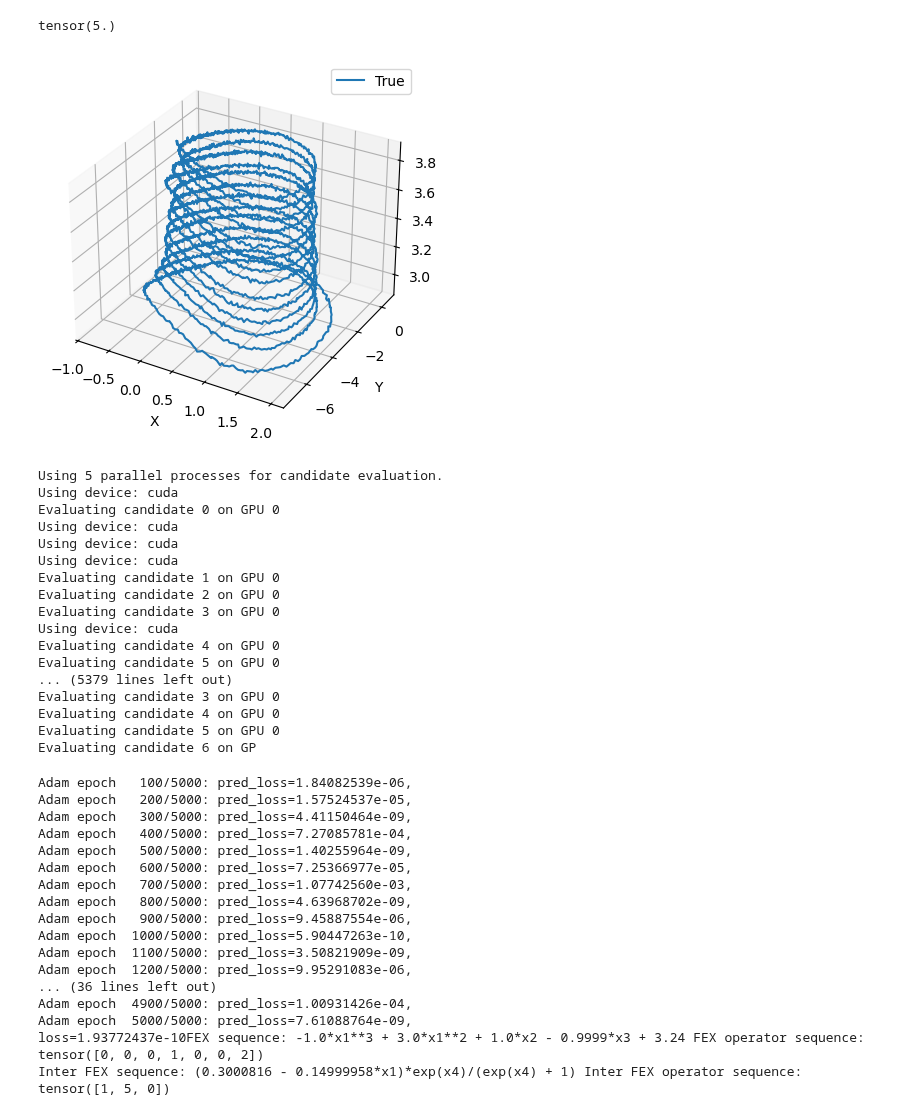
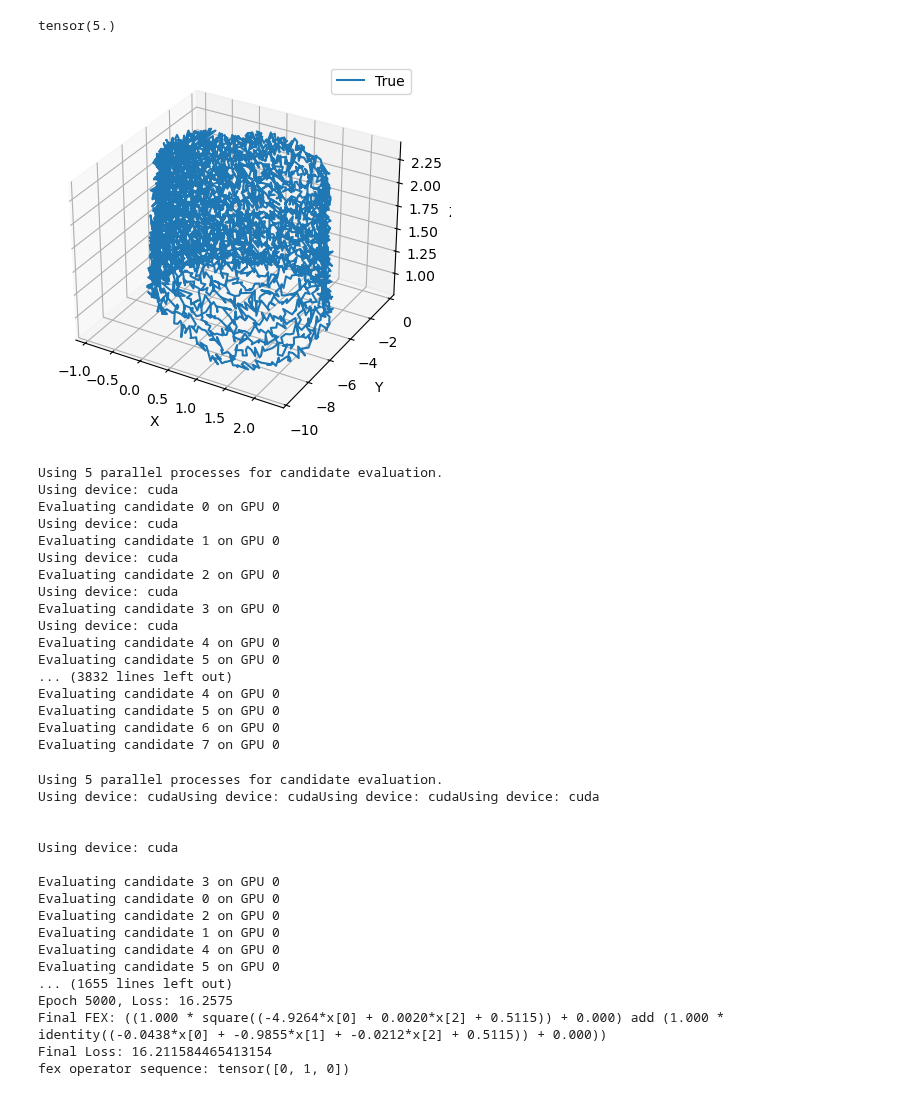
Before and after one commit to hudsongshields/GraphFEX, a Jupyter notebook: HR/fex_recovery.ipynb, the cells around one changed output. Drawn from its saved outputs; the diff is of its cells as text; code cells hidden in the pictures.

```diff
--- a/HR/fex_recovery.ipynb
+++ b/HR/fex_recovery.ipynb
@@ -25,36 +25,36 @@ tensor(5.)
 # %%
 import matplotlib.pyplot as plt
 from data.generate_data import make_timeseries
-timeseries, t_derivs = make_timeseries(num_samples=5000, adjacency=adj_matrix, snr=45)
+timeseries, t_derivs = make_timeseries(num_samples=5000, adjacency=adj_matrix, snr=30)
 fig = plt.figure()
 ax = fig.add_subplot(111, projection='3d')
-node=10
+node=20
 ax.plot(timeseries[:, node, 0].cpu(), timeseries[:, node, 1].cpu(), timeseries[:, node, 2].cpu(), label='True')
 ax.legend()
 ax.set_xlabel('X')
 ax.set_ylabel('Y')
 ax.set_zlabel('Z')
 plt.show()
 # %% [output]
-[figure, old version]
+[figure, new version]
 # %%
-dimx_fex = fex.CoupledFEX('depth_3_leaves_4_config', 'depth_2_tree_config', 0, controller_epochs=300, controller_lr=0.005, finetune_epochs=5000, num_fex_epochs=100, self_lr=0.02, inter_lr=0.02, bfgs_epochs=30, bfgs_lr=0.6, poolsize=8, device=device, expression_threshold=0.1)
-dimx_fex.fit(timeseries, t_derivs, adj_matrix, num_workers=5)
+dimx_fex = fex.CoupledFEX('depth_3_leaves_4_config', 'depth_2_tree_config', 0, controller_epochs=400, controller_lr=0.002, finetune_epochs=20000, finetune_lr=1e-5, num_fex_epochs=120, self_lr=0.02, inter_lr=0.02, bfgs_epochs=0, bfgs_lr=0.65, poolsize=10, device=device, expression_threshold=0.1)
+dimx_fex.fit(timeseries, t_derivs, adj_matrix, num_workers=5, finetune_bs=256)
 # %% [output]
 Using 5 parallel processes for candidate evaluation.
 Using device: cuda
 Evaluating candidate 0 on GPU 0
 Using device: cuda
+Evaluating candidate 1 on GPU 0
 Using device: cuda
+Evaluating candidate 2 on GPU 0
 Using device: cuda
-Evaluating candidate 1 on GPU 0
-Evaluating candidate 2 on GPU 0
 Evaluating candidate 3 on GPU 0
 Using device: cuda
 Evaluating candidate 4 on GPU 0
 Evaluating candidate 5 on GPU 0
-... (5379 lines left out)
-Evaluating candidate 3 on GPU 0
+... (3832 lines left out)
 Evaluating candidate 4 on GPU 0
 Evaluating candidate 5 on GPU 0
-Evaluating candidate 6 on GP
+Evaluating candidate 6 on GPU 0
+Evaluating candidate 7 on GPU 0
@@ -61,22 +63,22 @@ Evaluating candidate 6 on GP
 # %%
-dimx_fex.finetune_lr = 0.002
-dimx_fex.finetune(timeseries, t_derivs, adj_matrix)
+dimy_fex = fex.SingleFEX('depth_2_tree_config', 1, num_finetune_epochs=5000, controller_epochs=100, num_fex_epochs=60, device=device, expression_threshold=0.01)
+dimy_fex.fit(timeseries, t_derivs, num_workers=5)
 # %% [output]
-Adam epoch   100/5000: pred_loss=1.84082539e-06,
-Adam epoch   200/5000: pred_loss=1.57524537e-05,
-Adam epoch   300/5000: pred_loss=4.41150464e-09,
-Adam epoch   400/5000: pred_loss=7.27085781e-04,
-Adam epoch   500/5000: pred_loss=1.40255964e-09,
-Adam epoch   600/5000: pred_loss=7.25366977e-05,
-Adam epoch   700/5000: pred_loss=1.07742560e-03,
-Adam epoch   800/5000: pred_loss=4.63968702e-09,
-Adam epoch   900/5000: pred_loss=9.45887554e-06,
-Adam epoch  1000/5000: pred_loss=5.90447263e-10,
-Adam epoch  1100/5000: pred_loss=3.50821909e-09,
-Adam epoch  1200/5000: pred_loss=9.95291083e-06,
-... (36 lines left out)
-Adam epoch  4900/5000: pred_loss=1.00931426e-04,
-Adam epoch  5000/5000: pred_loss=7.61088764e-09,
-loss=1.93772437e-10FEX sequence: -1.0*x1**3 + 3.0*x1**2 + 1.0*x2 - 0.9999*x3 + 3.24 FEX operator sequence: tensor([0, 0, 0, 1, 0, 0, 2])
-Inter FEX sequence: (0.3000816 - 0.14999958*x1)*exp(x4)/(exp(x4) + 1) Inter FEX operator sequence: tensor([1, 5, 0])
+Using 5 parallel processes for candidate evaluation.
+Using device: cudaUsing device: cudaUsing device: cudaUsing device: cuda
+
+
+Using device: cuda
+
+Evaluating candidate 3 on GPU 0
+Evaluating candidate 0 on GPU 0
+Evaluating candidate 2 on GPU 0
+Evaluating candidate 1 on GPU 0
+Evaluating candidate 4 on GPU 0
+Evaluating candidate 5 on GPU 0
+... (1655 lines left out)
+Epoch 5000, Loss: 16.2575
+Final FEX: ((1.000 * square((-4.9264*x[0] + 0.0020*x[2] + 0.5115)) + 0.000) add (1.000 * identity((-0.0438*x[0] + -0.9855*x[1] + -0.0212*x[2] + 0.5115)) + 0.000))
+Final Loss: 16.211584465413154
+fex operator sequence: tensor([0, 1, 0])
 # %%
```
Also changed, not shown: parts of 8 cells of this notebook, 10 other files.
